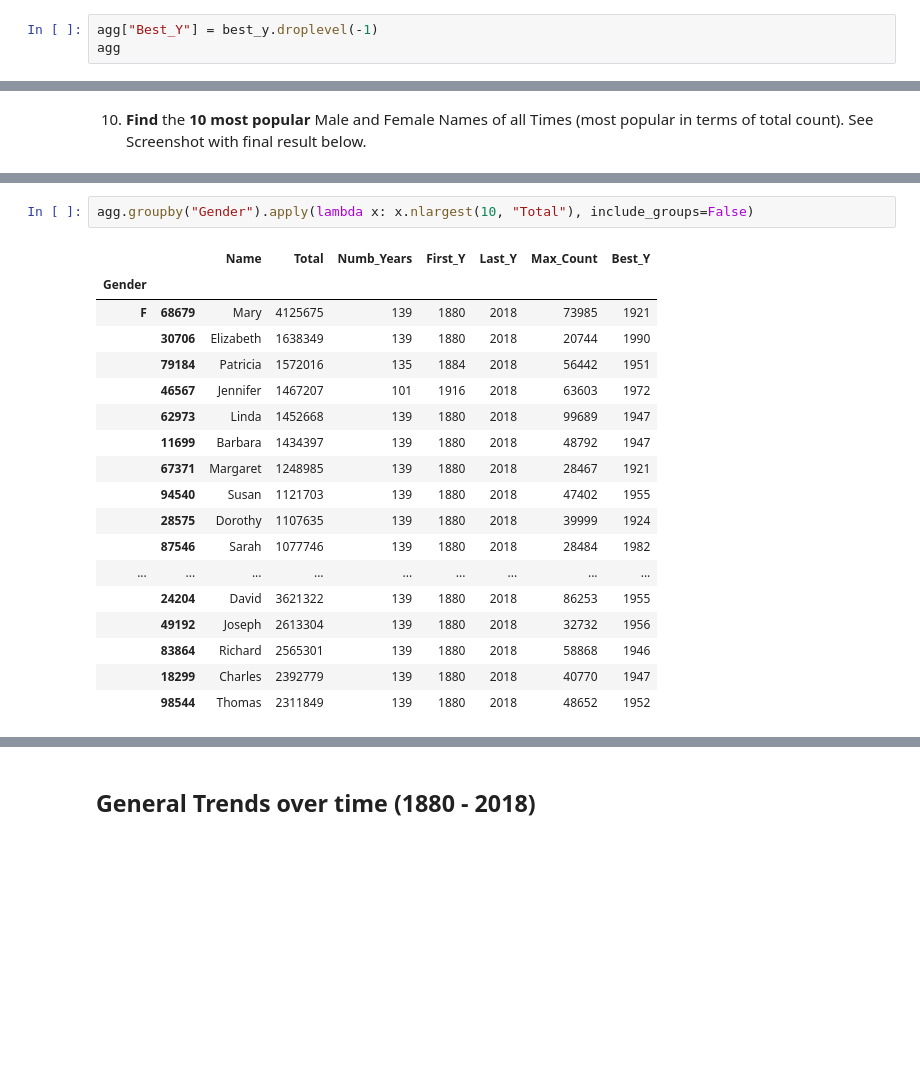
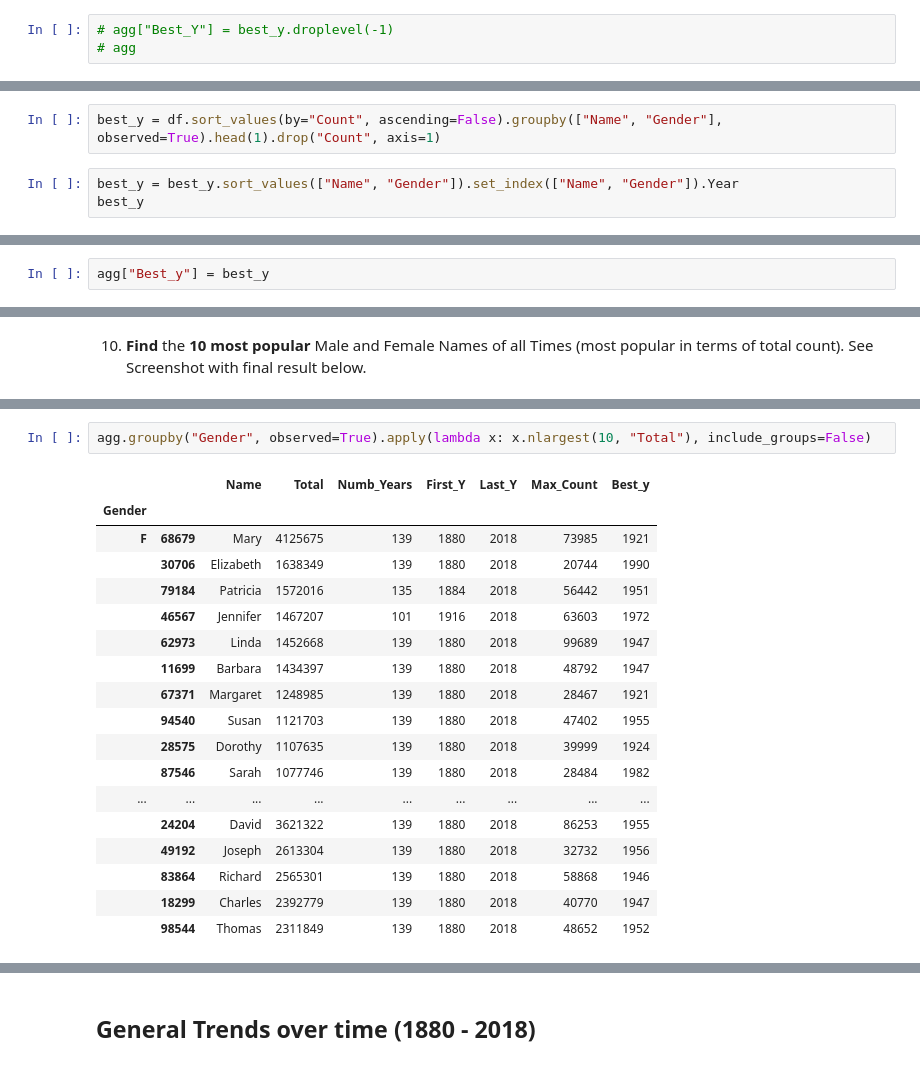
Before and after one commit to ChOfficre/ML_Project_04_Movies_DB, a Jupyter notebook: Desktop/notebooks/ML_project_07/Project_07_ProjectBrief_blank.ipynb, the cells around one changed output, grey strips where cells are left out. Saved outputs shown, nothing was run; the diff lists cells and outputs as text; blank space fills up the shorter version.

```diff
--- a/Desktop/notebooks/ML_project_07/Project_07_ProjectBrief_blank.ipynb
+++ b/Desktop/notebooks/ML_project_07/Project_07_ProjectBrief_blank.ipynb
@@ -303,3 +275,3 @@ Name: Year, Length: 109173, dtype: int64
 # %%
-agg["Best_Y"] = best_y.droplevel(-1)
-agg
+# agg["Best_Y"] = best_y.droplevel(-1)
+# agg
@@ -320,0 +280,5 @@ agg
+# %%
+best_y = df.sort_values(by="Count", ascending=False).groupby(["Name", "Gender"], observed=True).head(1).drop("Count", axis=1)
+# %%
+best_y = best_y.sort_values(["Name", "Gender"]).set_index(["Name", "Gender"]).Year
+best_y
@@ -321,5 +299,7 @@ agg
 # %% [markdown]
 8. __Reset__ the Index and create a RangeIndex.
+# %%
+agg["Best_y"] = best_y
 # %%
 agg.reset_index(inplace=True)
 agg
@@ -351,9 +331,9 @@ agg[(agg.Name == "Mary") & (agg.Gender == "F")]
 # %% [markdown]
 ![image.png](attachment:image.png)
 # %%
-agg.groupby("Gender").apply(lambda x: x.nlargest(10, "Total"), include_groups=False)
+agg.groupby("Gender", observed=True).apply(lambda x: x.nlargest(10, "Total"), include_groups=False)
 # %% [output]
-|  |  | Name | Total | Numb_Years | First_Y | Last_Y | Max_Count | Best_Y |
+|  |  | Name | Total | Numb_Years | First_Y | Last_Y | Max_Count | Best_y |
 | Gender |  |  |  |  |  |  |  |  |
 | F | 68679 | Mary | 4125675 | 139 | 1880 | 2018 | 73985 | 1921 |
 |  | 30706 | Elizabeth | 1638349 | 139 | 1880 | 2018 | 20744 | 1990 |
```
Also changed, not shown: parts of 79 cells of this notebook.
